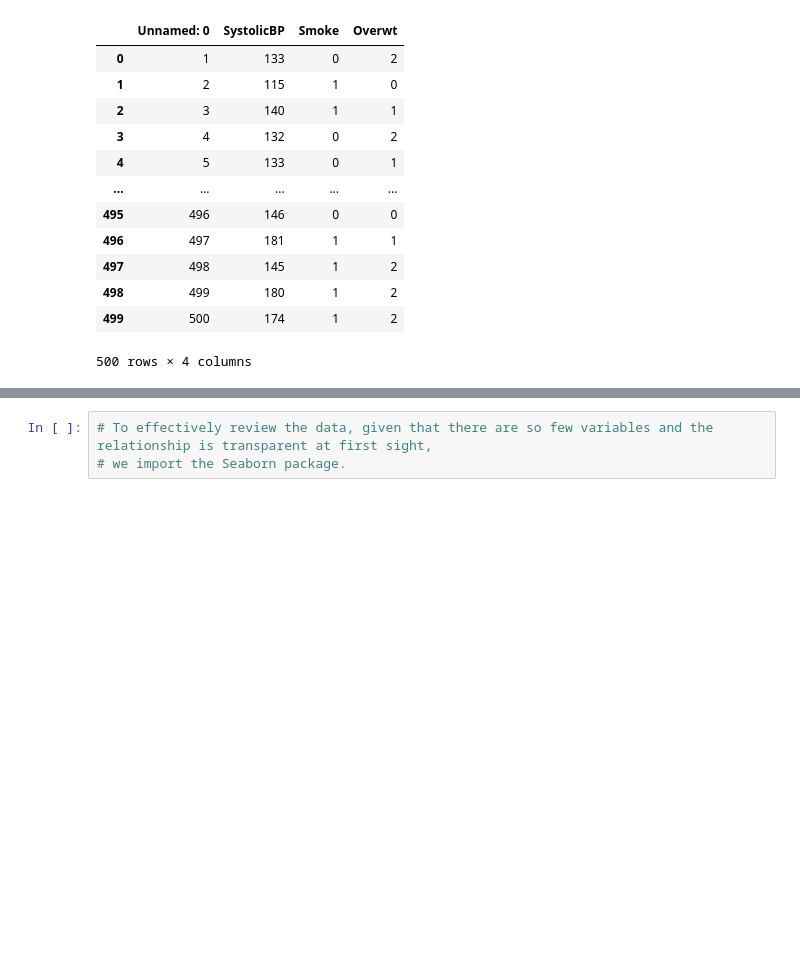
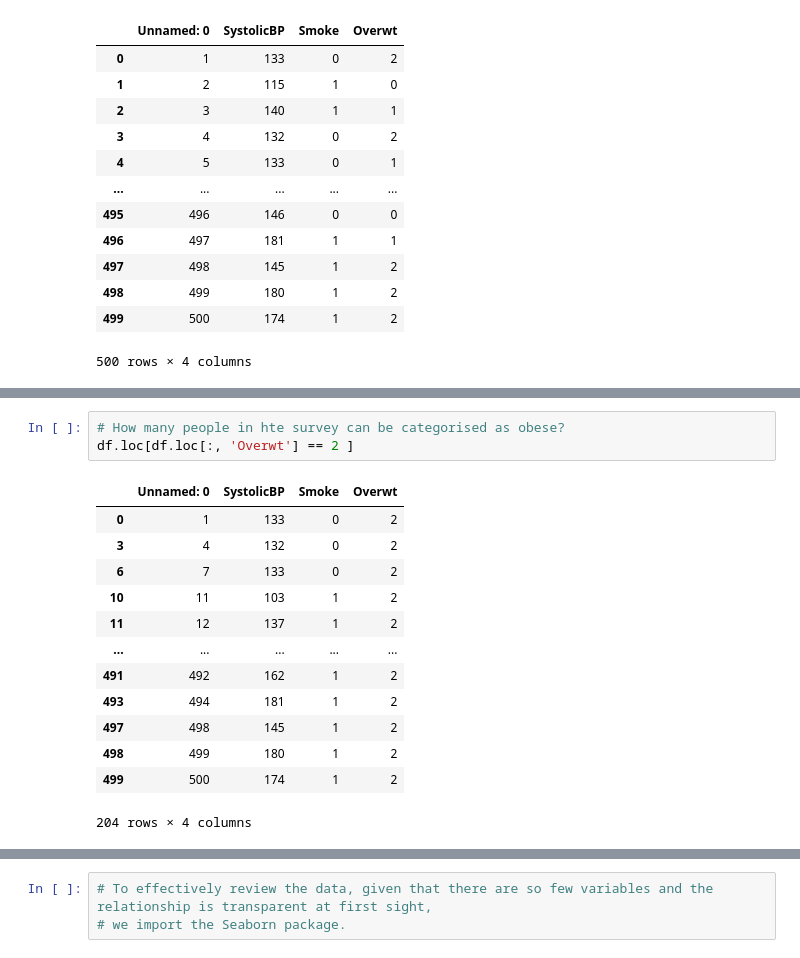
Before and after one commit to jonkavana/PODA-Simulation-2020, a Jupyter notebook: Phenomenon Simulated Data.ipynb, the cells around one changed output, grey strips where cells are left out. Drawn from its saved outputs; the diff is of its cells as text; blank space fills up the shorter version.

```diff
--- a/Phenomenon Simulated Data.ipynb
+++ b/Phenomenon Simulated Data.ipynb
@@ -141,0 +155,17 @@ df.describe()
+# %%
+# How many people in hte survey can be categorised as obese?
+df.loc[df.loc[:, 'Overwt'] == 2 ]
+# %% [output]
+|  | Unnamed: 0 | SystolicBP | Smoke | Overwt |
+| 0 | 1 | 133 | 0 | 2 |
+| 3 | 4 | 132 | 0 | 2 |
+| 6 | 7 | 133 | 0 | 2 |
+| 10 | 11 | 103 | 1 | 2 |
+| 11 | 12 | 137 | 1 | 2 |
+| ... | ... | ... | ... | ... |
+| 491 | 492 | 162 | 1 | 2 |
+| 493 | 494 | 181 | 1 | 2 |
+| 497 | 498 | 145 | 1 | 2 |
+| 498 | 499 | 180 | 1 | 2 |
+| 499 | 500 | 174 | 1 | 2 |
+204 rows × 4 columns
```
Also changed, not shown: parts of 20 cells of this notebook, 1 other file.
